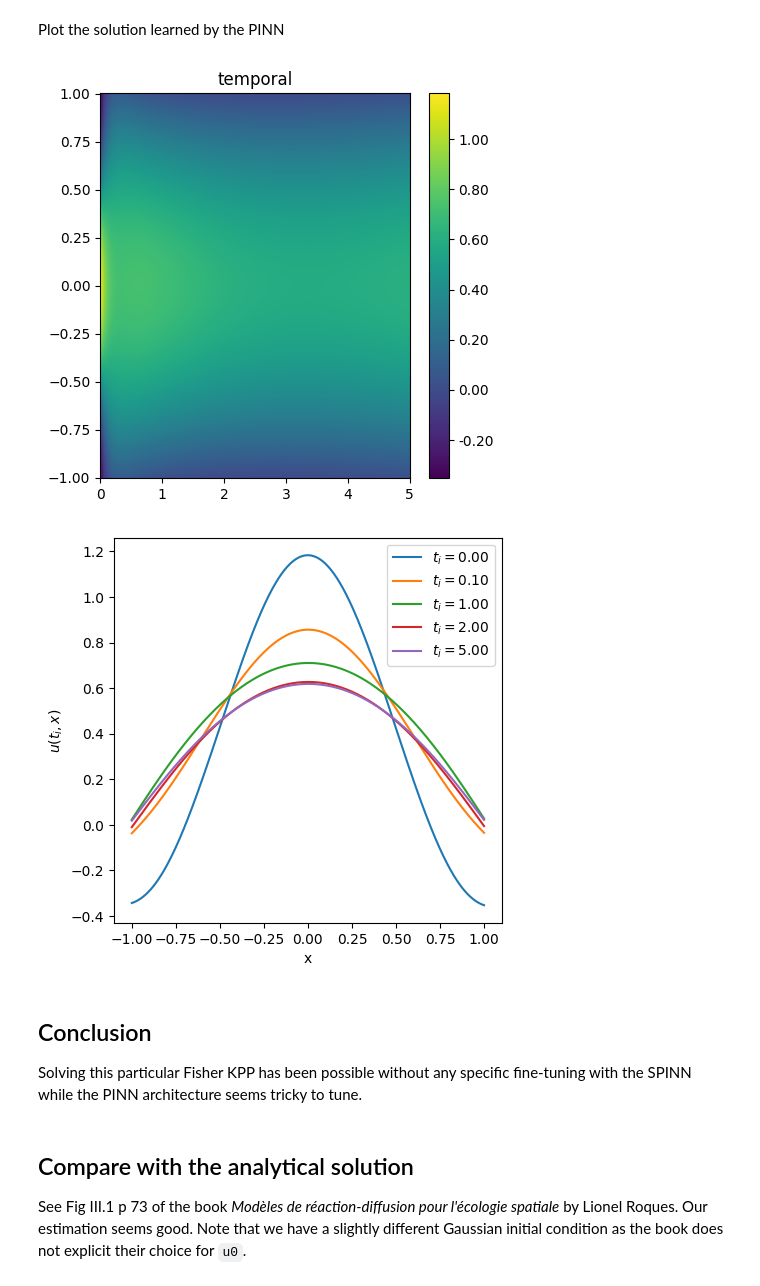
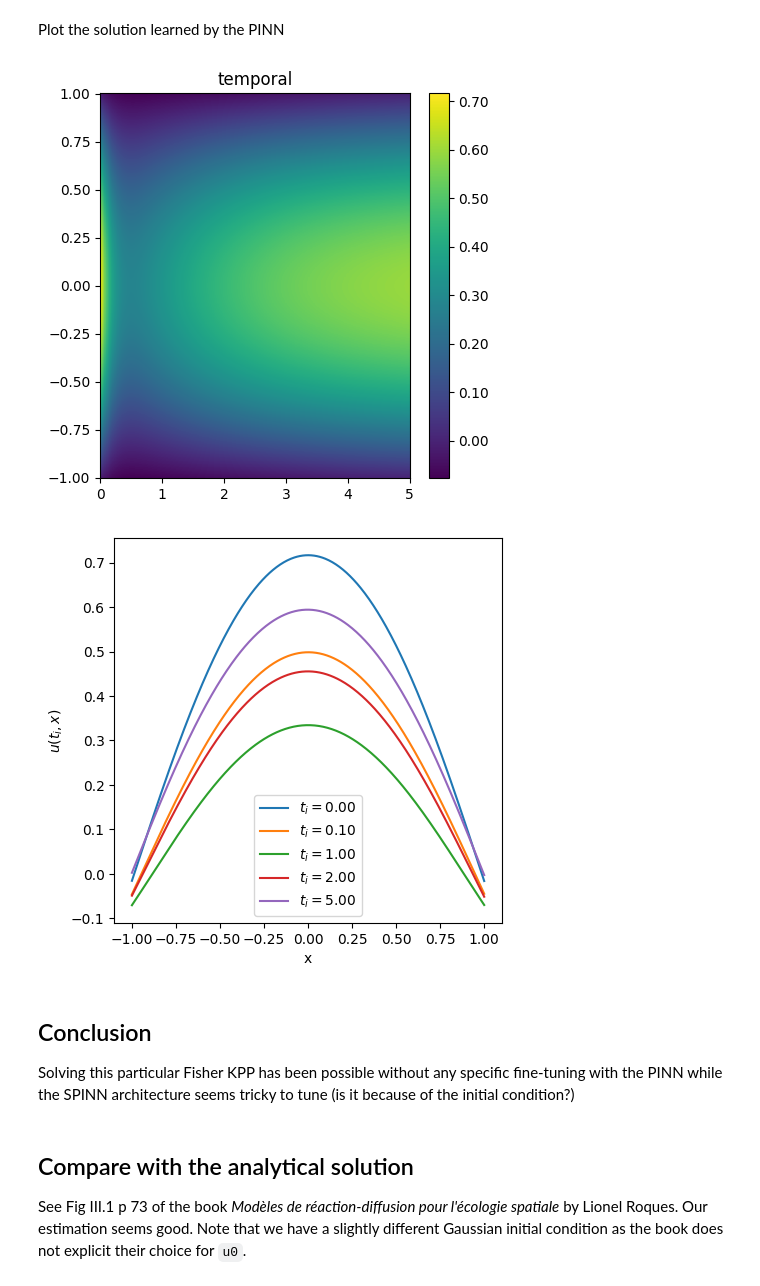
Before and after one commit to mia-jinns/jinns, a Jupyter notebook: Notebooks/PDE/1D_non_stationary_Fisher_KPP_Bounded_Domain.ipynb, the cells around one changed output. Drawn from its saved outputs; the diff is of its cells as text; code cells hidden in the pictures.

Commit message:
Continue updating, especially for FisherKPP

```diff
--- a/Notebooks/PDE/1D_non_stationary_Fisher_KPP_Bounded_Domain.ipynb
+++ b/Notebooks/PDE/1D_non_stationary_Fisher_KPP_Bounded_Domain.ipynb
@@ -137,17 +140,18 @@ Note the `cartesian_product=False` in the cell below, which tells the `train_dat
 key, subkey = random.split(key)
 train_data_spinn = jinns.data.CubicMeshPDENonStatio(
     key=subkey,
-    n=n,
+    n=5000,
     nb=nb,
-    nt=nt,
-    omega_batch_size=omega_batch_size,
+    nt=5000,
+    omega_batch_size=128,
     omega_border_batch_size=omega_border_batch_size,
-    temporal_batch_size=temporal_batch_size,
+    temporal_batch_size=128,
     dim=dim,
     min_pts=(xmin,),
     max_pts=(xmax,),
     tmin=tmin,
     tmax=tmax,
+    method=method,
     cartesian_product=False,
 )
 # %% [markdown]
@@ -179,11 +183,11 @@ boundary_condition = "dirichlet"
 
 if boundary_condition == "dirichlet":
     lambda_1 = jnp.pi ** 2 / l ** 2 * D - r
-    omega_boundary_fun = lambda t, dx: 0 # cte func returning 0
+    omega_boundary_fun = lambda t_dx: 0 # cte func returning 0
 
 elif boundary_condition == "neumann":
     lambda_1 = -r
-    omega_boundary_fun = lambda t, dx: 0 # cte func returning 0
+    omega_boundary_fun = lambda t_dx: 0 # cte func returning 0
 
 print("lambda_1 value:", lambda_1)
 
@@ -241,7 +245,7 @@ loss_pinn = jinns.loss.LossPDENonStatio(
 Loss for the SPINN
 # %%
 loss_weights_spinn = jinns.loss.LossWeightsPDENonStatio(
-    dyn_loss=1, initial_condition=1 * Tmax, boundary_loss=1 * Tmax
+    dyn_loss=1, initial_condition=1, boundary_loss=1
 )
 
 loss_spinn = jinns.loss.LossPDENonStatio(
@@ -324,7 +323,7 @@ jinns.plot.plot1d_slice(u_est_pinn, xdata=val_xdata, time_slices=time_slices, Tm
 ### Train the SPINN and plot loss values and solution
 # %%
 params_spinn = init_params_spinn
-tx = optax.adamw(learning_rate=1e-4)
+tx = optax.adam(learning_rate=1e-4)
 n_iter = 30000
 start = time.time()
 params_spinn, total_loss_list_spinn, loss_by_term_dict_spinn, train_data_spinn, loss_spinn, opt_state, _ , _, _ = jinns.solve(
@@ -369,20 +368,20 @@ plt.show()
 # %% [markdown]
 Plot the solution learned by the PINN
 # %%
-u_est_spinn = lambda t, x: u_spinn(t, x, params_spinn)
+u_est_spinn = lambda t_x: u_spinn(t_x, params_spinn)
 # same subkey
 jinns.plot.plot1d_image(u_est_spinn, xdata=val_xdata, times=val_times, Tmax=Tmax, cmap="viridis", colorbar=True, figsize=(5, 5), title="temporal", spinn=True)
 # %% [output]
-[figure, old version]
+[figure, new version]
 # %%
 time_slices = [0, 0.02, 0.2, 0.4, 1]
 jinns.plot.plot1d_slice(u_est_spinn, xdata=val_xdata, time_slices=time_slices, Tmax=Tmax, figsize=(5, 5), spinn=True)
 # %% [output]
-[figure, old version]
+[figure, new version]
 # %% [markdown]
 ## Conclusion
 
-Solving this particular Fisher KPP has been possible without any specific fine-tuning with the SPINN while the PINN architecture seems tricky to tune.
+Solving this particular Fisher KPP has been possible without any specific fine-tuning with the PINN while the SPINN architecture seems tricky to tune (is it because of the initial condition?)
 # %% [markdown]
 ## Compare with the analytical solution
 See Fig III.1 p 73 of the book _Modèles de réaction-diffusion pour l'écologie spatiale_ by Lionel Roques. Our estimation seems good. Note that we have a slightly different Gaussian initial condition as the book does not explicit their choice for `u0`.
```
Also changed, not shown: parts of 12 cells of this notebook, 5 other files.
